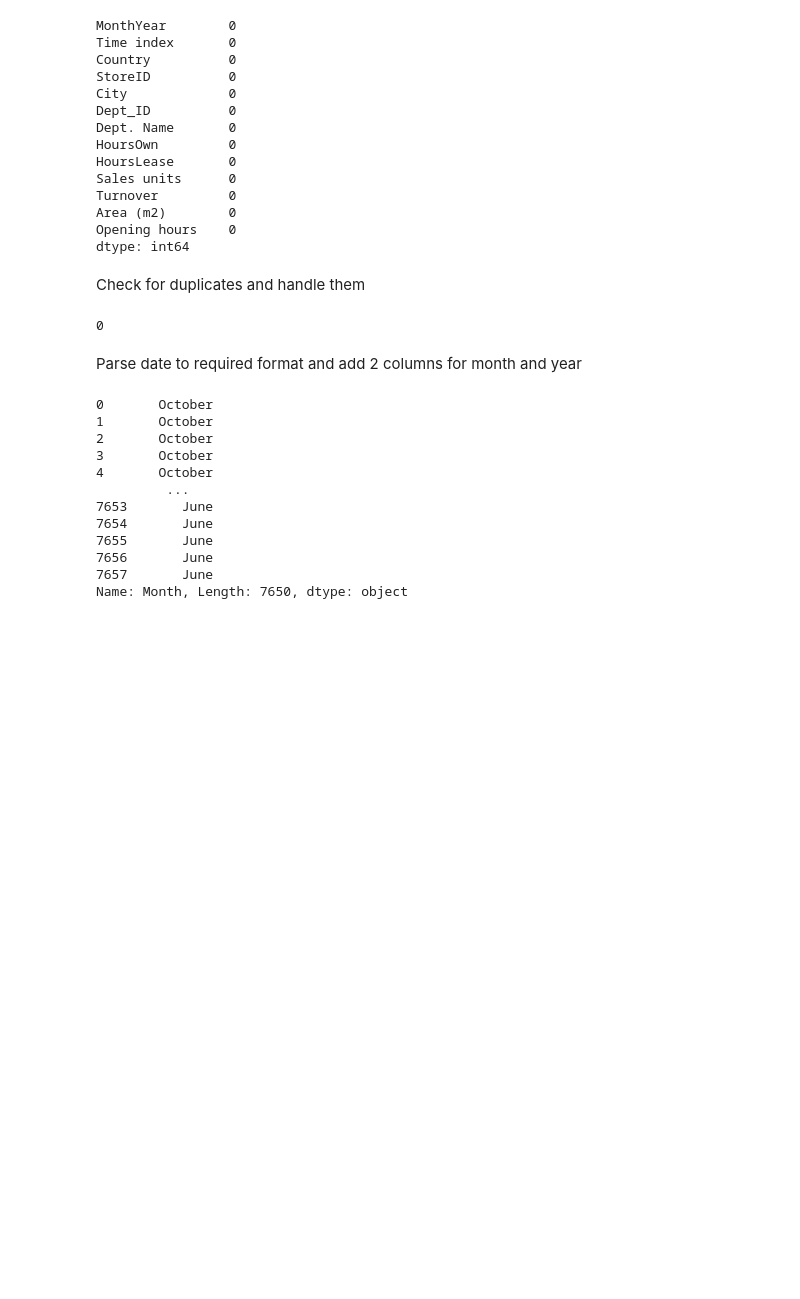
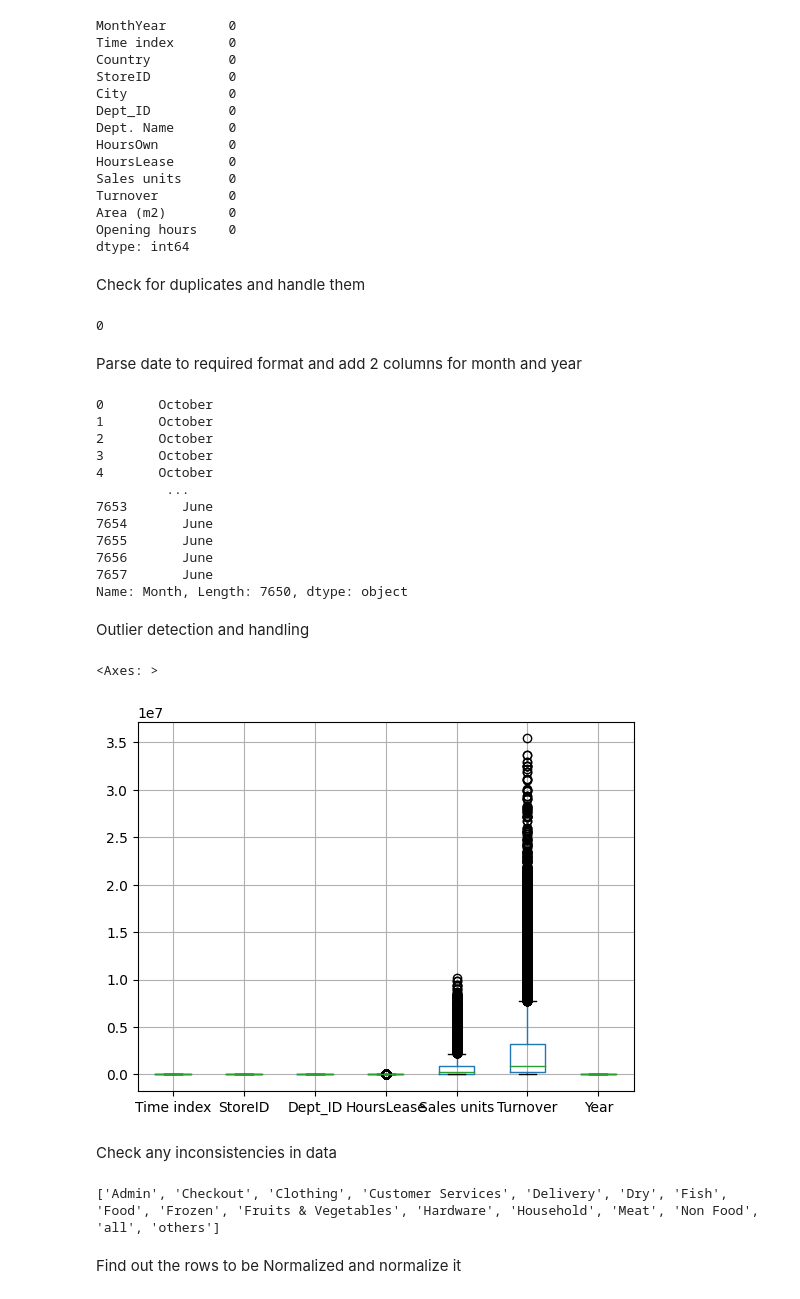
Before and after one commit to Ravestro/Financial_Data_Preprocessing, a Jupyter notebook: Data Preprocessing.ipynb, the cells around one changed output. Saved outputs shown, nothing was run; the diff lists cells and outputs as text; code cells hidden in the pictures; blank space fills up the shorter version.

Commit message:
Outlier,inconsistencies handled, normalized

```diff
--- a/Data Preprocessing.ipynb
+++ b/Data Preprocessing.ipynb
@@ -108,3 +109,45 @@ sales.Month
 7656       June
 7657       June
 Name: Month, Length: 7650, dtype: object
+# %% [markdown]
+Outlier detection and handling
+# %%
+def outlier_detection(dfs,column):
+    i25,i75 = np.quantile(dfs[column],[0.25,0.75])
+    iqr = i75-i25
+    cutoff = 1.5*iqr
+    lower,higher = i25-cutoff,i75+cutoff
+    outliers = dfs[(dfs[column]<lower)| (dfs[column]>higher)]
+    print(max(outliers[column]))
+
+sales.boxplot()
+# plt.scatterplot(sales["Turnover"])
+# outlier_detection(sales,"Turnover")
+# sales = sales[sales["Turnover"]!=42717390.0]
+
+# sales.shape
+# %% [output]
+<Axes: >
+[figure, added]
+# %% [markdown]
+Check any inconsistencies in data
+# %%
+unique = sorted(sales["Dept. Name"].unique())
+print(unique)
+# matches = fuzzywuzzy.process.extract("United Kingdom",unique,limit = 5,scorer = fuzzywuzzy.fuzz.token_sort_ratio)
+# print(matches)
+
+# def replace_matches(df1,column,string_to_match,min_ratio = 90):
+#     unique = df1[column].unique()
+#     matches = fuzzywuzzy.process.extract(string_to_match,unique,limit=10,scorer=fuzzywuzzy.fuzz.token_sort_ratio)
+#     matching_matches = [matches[0] for matches in matches if matches[1]>=min_ratio]
+#     matching_rows = df1[column].isin(matching_matches)
+#     df1.loc[matching_rows,column] = string_to_match
+#     print("Completed")
+# replace_matches(df1=sales,column = "Dept. Name",string_to_match = "others")
+
+# sales["City"] = sales["City"].str.split(n=1).str[0]
+# %% [output]
+['Admin', 'Checkout', 'Clothing', 'Customer Services', 'Delivery', 'Dry', 'Fish', 'Food', 'Frozen', 'Fruits & Vegetables', 'Hardware', 'Household', 'Meat', 'Non Food', 'all', 'others']
+# %% [markdown]
+Find out the rows to be Normalized and normalize it
```
Also changed, not shown: parts of 3 cells of this notebook.
